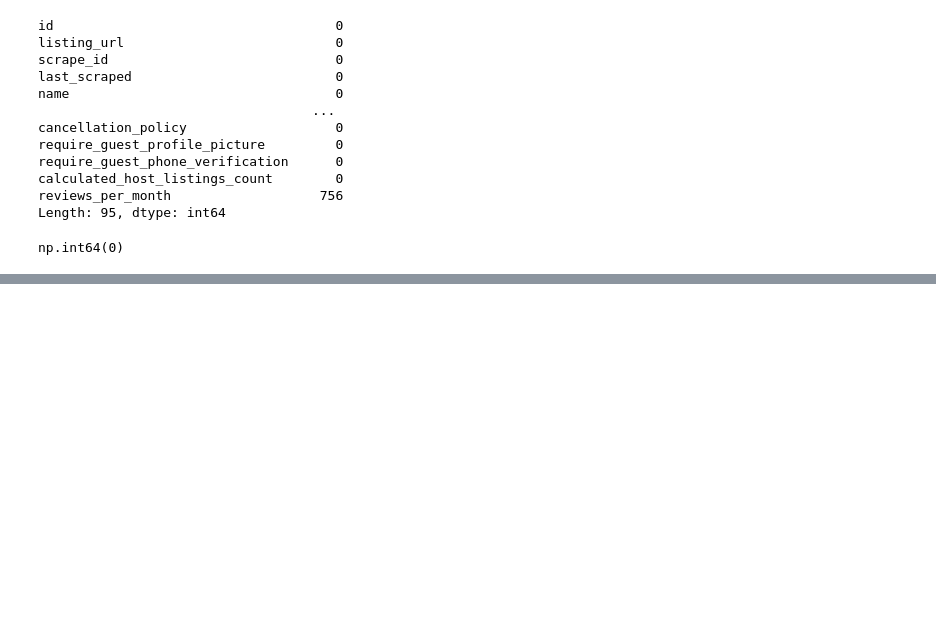
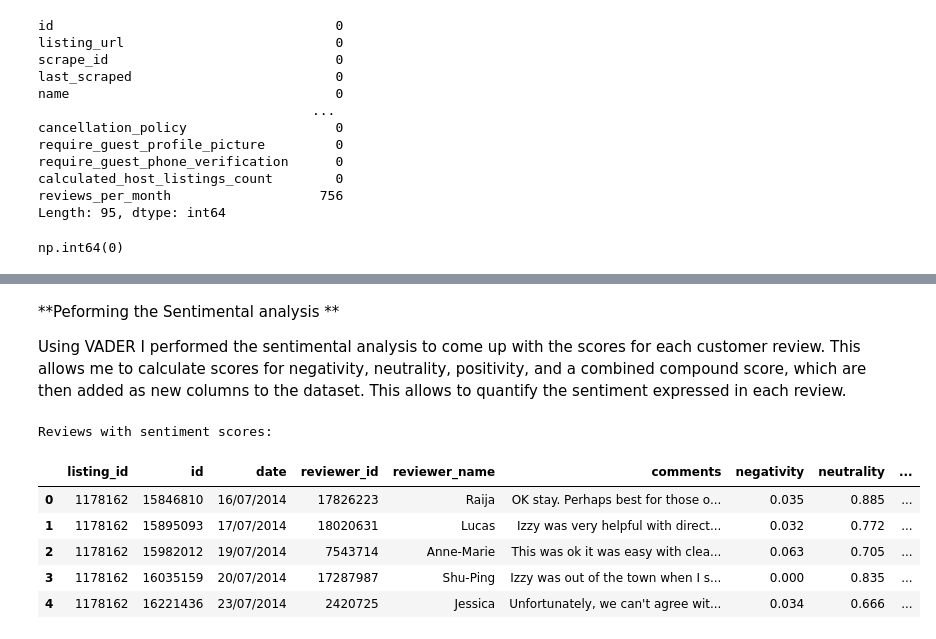
Before and after one commit to Pbartuiyot/Advance-Machine-Learning, a Jupyter notebook: airbnb_boston_sentimental_analysis_customer_reviews.ipynb, the cells around one changed output, grey strips where cells are left out. Cells and saved outputs as stored; diff of their text form; code cells hidden in the pictures; blank space fills up the shorter version.

```diff
--- a/airbnb_boston_sentimental_analysis_customer_reviews.ipynb
+++ b/airbnb_boston_sentimental_analysis_customer_reviews.ipynb
@@ -754,0 +298,27 @@ ValueError: Columns must be same length as key
+# %% [markdown]
+**Peforming the Sentimental analysis **
+
+Using VADER I performed the sentimental analysis to come up with the scores for each customer review. This allows me to calculate scores for negativity, neutrality, positivity, and a combined compound score, which are then added as new columns to the dataset. This allows to quantify the sentiment expressed in each review.
+# %%
+analyzer = SentimentIntensityAnalyzer()
+
+def get_sentiment_scores(text):
+    if isinstance(text, str):
+        return analyzer.polarity_scores(text)
+    else:
+        return {'neg': 0, 'neu': 0, 'pos': 0, 'compound': 0}
+
+reviews[['negativity', 'neutrality', 'positivity', 'compound']] = reviews['comments'].apply(lambda x: pd.Series(get_sentiment_scores(x)))
+
+scored_reviews = reviews.copy()
+
+print("Reviews with sentiment scores:")
+display(scored_reviews.head())
+# %% [output]
+Reviews with sentiment scores:
+|  | listing_id | id | date | reviewer_id | reviewer_name | comments | negativity | neutrality | ... |
+| 0 | 1178162 | 15846810 | 16/07/2014 | 17826223 | Raija | OK stay. Perhaps best for those o... | 0.035 | 0.885 | ... |
+| 1 | 1178162 | 15895093 | 17/07/2014 | 18020631 | Lucas | Izzy was very helpful with direct... | 0.032 | 0.772 | ... |
+| 2 | 1178162 | 15982012 | 19/07/2014 | 7543714 | Anne-Marie | This was ok it was easy with clea... | 0.063 | 0.705 | ... |
+| 3 | 1178162 | 16035159 | 20/07/2014 | 17287987 | Shu-Ping | Izzy was out of the town when I s... | 0.000 | 0.835 | ... |
+| 4 | 1178162 | 16221436 | 23/07/2014 | 2420725 | Jessica | Unfortunately, we can't agree wit... | 0.034 | 0.666 | ... |
```
Also changed, not shown: parts of 62 cells of this notebook.
